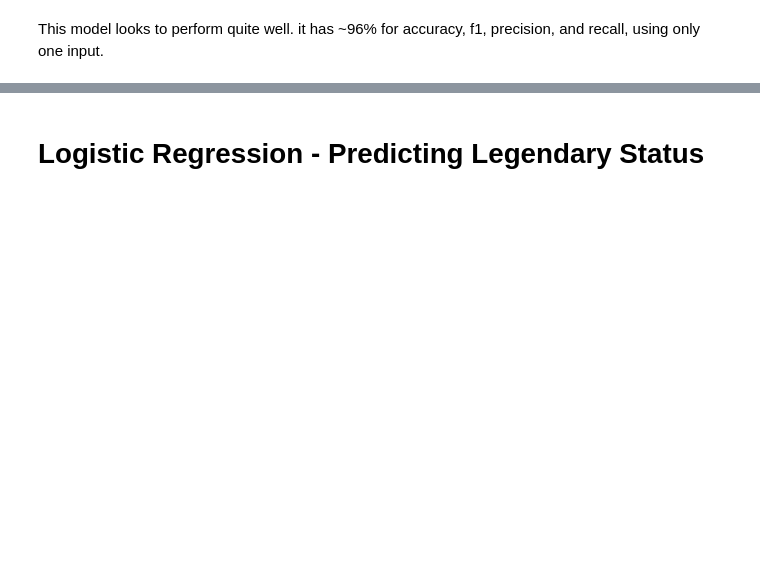
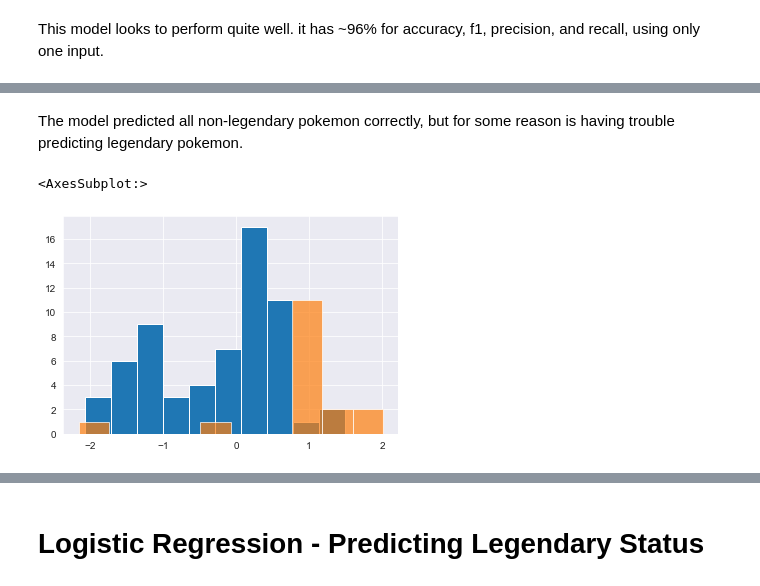
Before and after one commit to papir805/pokemon_classification, a Jupyter notebook: pokemon_legendary_classification.ipynb, the cells around one changed output, grey strips where cells are left out. Cells and saved outputs as stored; diff of their text form; code cells hidden in the pictures; blank space fills up the shorter version.

```diff
--- a/pokemon_legendary_classification.ipynb
+++ b/pokemon_legendary_classification.ipynb
@@ -367,0 +476,8 @@ This model looks to perform quite well.  it has ~96% for accuracy, f1, precision
+# %% [markdown]
+The model predicted all non-legendary pokemon correctly, but for some reason is having trouble predicting legendary pokemon.
+# %%
+gen_7[gen_7['is_legendary']==False]['total_stats'].hist()
+gen_7[gen_7['is_legendary']==True]['total_stats'].hist(alpha=0.7)
+# %% [output]
+<AxesSubplot:>
+[figure, added]
```
Also changed, not shown: parts of 43 cells of this notebook, 3 other files.
